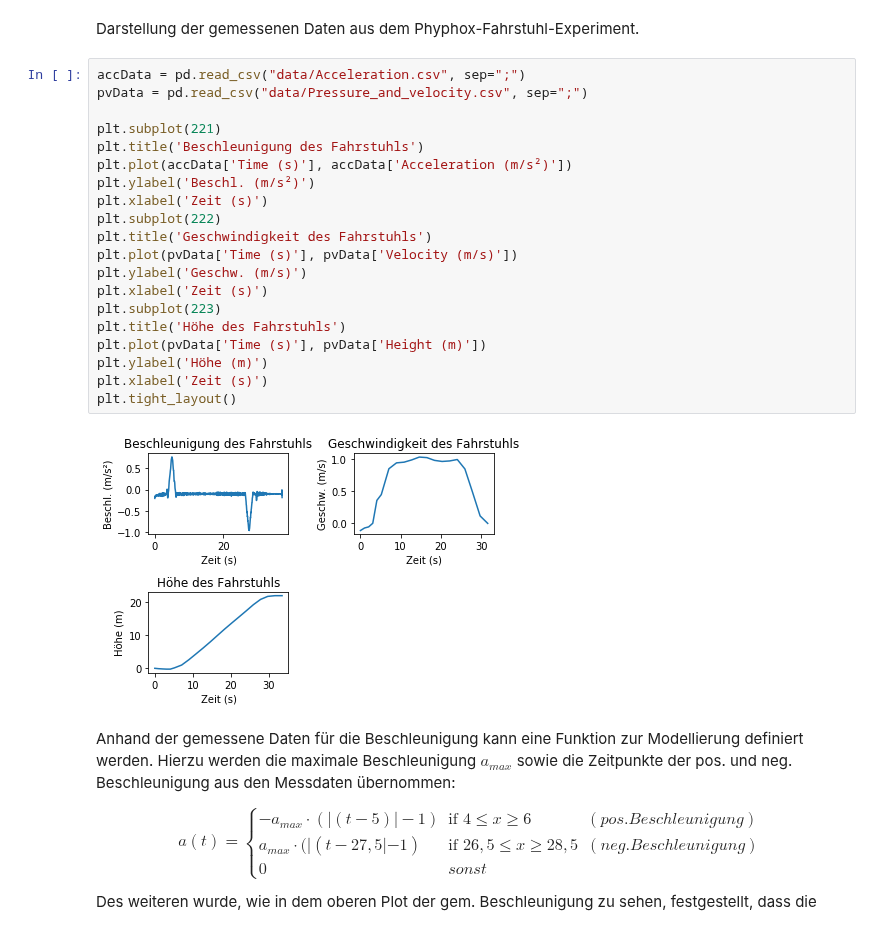
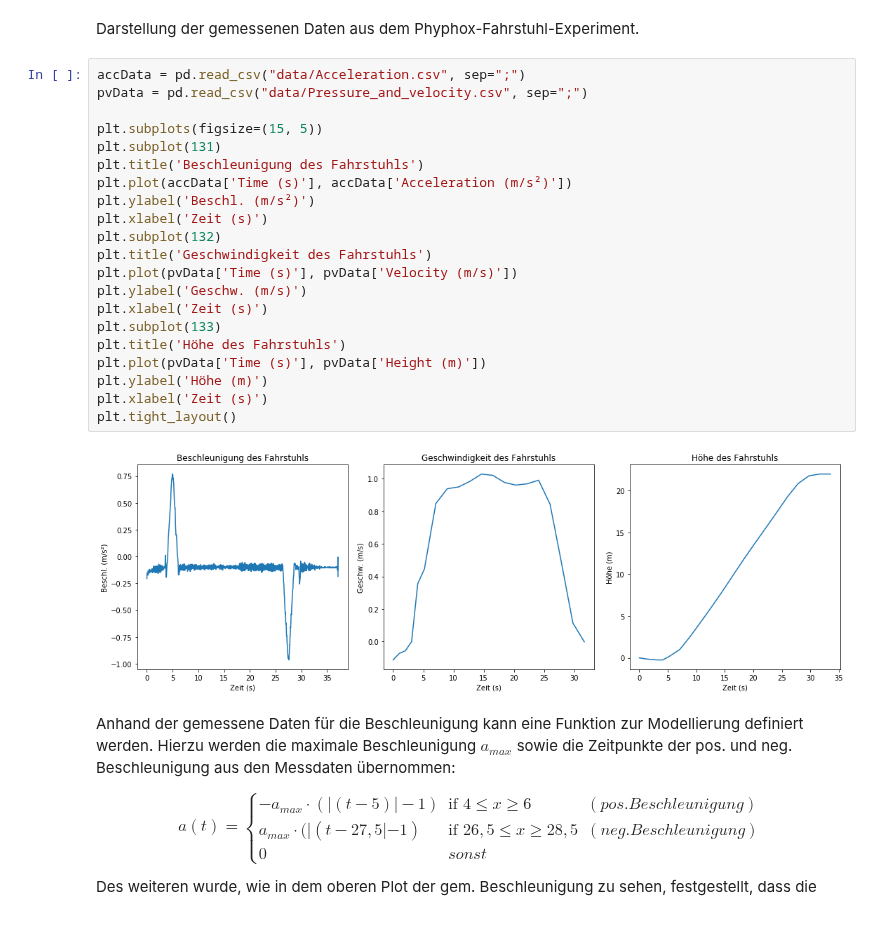
Before and after one commit to darenegade/modellbildung, a Jupyter notebook: Abgabe1/Abgabe1.ipynb, the cells around one changed output. Drawn from its saved outputs; the diff is of its cells as text.

```diff
--- a/Abgabe1/Abgabe1.ipynb
+++ b/Abgabe1/Abgabe1.ipynb
@@ -29,25 +29,26 @@ Darstellung der gemessenen Daten aus dem Phyphox-Fahrstuhl-Experiment.
 # %%
 accData = pd.read_csv("data/Acceleration.csv", sep=";")
 pvData = pd.read_csv("data/Pressure_and_velocity.csv", sep=";")
 
-plt.subplot(221)
+plt.subplots(figsize=(15, 5))
+plt.subplot(131)
 plt.title('Beschleunigung des Fahrstuhls')
 plt.plot(accData['Time (s)'], accData['Acceleration (m/s²)'])
 plt.ylabel('Beschl. (m/s²)')
 plt.xlabel('Zeit (s)')
-plt.subplot(222)
+plt.subplot(132)
 plt.title('Geschwindigkeit des Fahrstuhls')
 plt.plot(pvData['Time (s)'], pvData['Velocity (m/s)'])
 plt.ylabel('Geschw. (m/s)')
 plt.xlabel('Zeit (s)')
-plt.subplot(223)
+plt.subplot(133)
 plt.title('Höhe des Fahrstuhls')
 plt.plot(pvData['Time (s)'], pvData['Height (m)'])
 plt.ylabel('Höhe (m)')
 plt.xlabel('Zeit (s)')
 plt.tight_layout()
 # %% [output]
-[figure, old version]
+[figure, new version]
 # %% [markdown]
 Anhand der gemessene Daten für die Beschleunigung kann eine Funktion zur Modellierung definiert werden.
 Hierzu werden die maximale Beschleunigung $a_{max}$ sowie die Zeitpunkte der pos. und neg. Beschleunigung aus den Messdaten übernommen:
```
Also changed, not shown: parts of 10 cells of this notebook, 1 other file.
